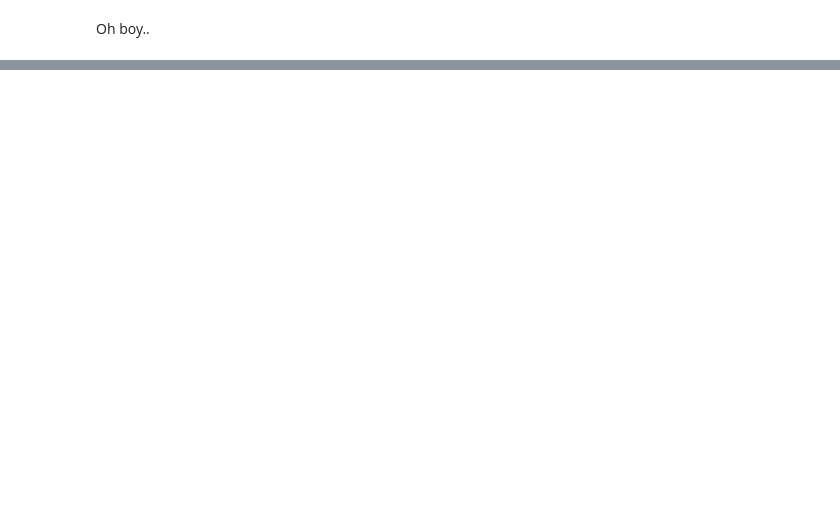
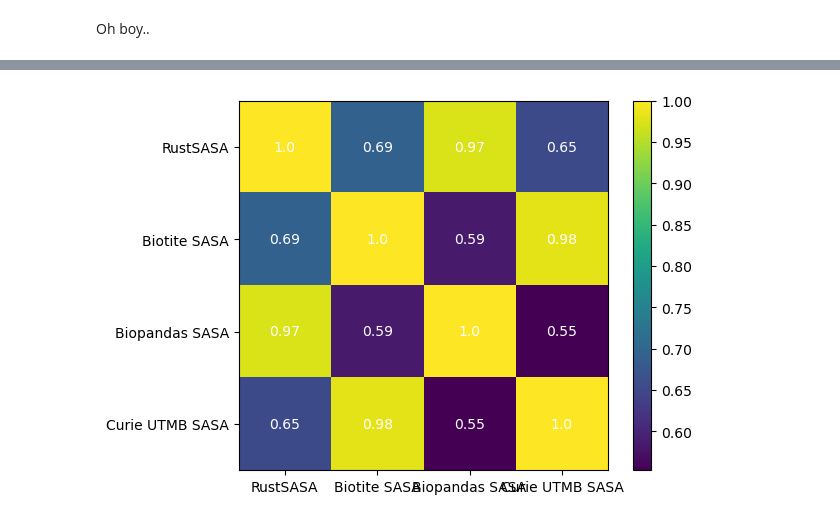
Before and after one commit to andreasmz/bachelorthesis, a Jupyter notebook: 2024-12 structure measurements/2024-12-20 speed improvements.ipynb, the cells around one changed output, grey strips where cells are left out. Drawn from its saved outputs; the diff is of its cells as text; code cells hidden in the pictures; blank space fills up the shorter version.

```diff
--- a/2024-12 structure measurements/2024-12-20 speed improvements.ipynb
+++ b/2024-12 structure measurements/2024-12-20 speed improvements.ipynb
@@ -218,0 +318,19 @@ Oh boy..
+# %%
+#Plotting
+columns = ["RustSASA", "Biotite SASA", "Biopandas SASA", "Curie UTMB SASA"]
+corr_input = []
+for i in range(len(columns)):
+    corr_input.append(np.array(dfHless[columns[i]]))
+corr_input = np.array(corr_input)
+correlations = np.corrcoef(corr_input)
+
+ims = plt.imshow(correlations)
+plt.colorbar(ims)
+plt.xticks(range(len(columns)), labels=columns)
+plt.yticks(range(len(columns)), labels=columns)
+for i in range(len(columns)):
+    for j in range(len(columns)):
+        text = plt.text(j, i, round(correlations[i, j],2), ha="center", va="center", color="w")
+plt.show()
+# %% [output]
+[figure, added]
```
Also changed, not shown: parts of 42 cells of this notebook, 4 other files.
